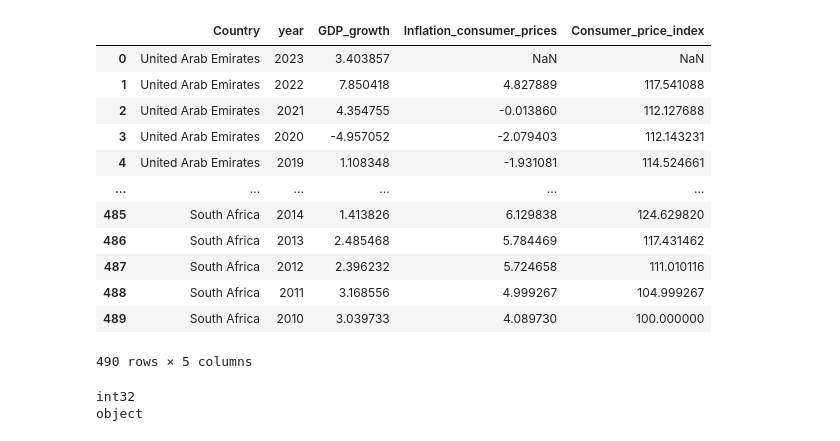
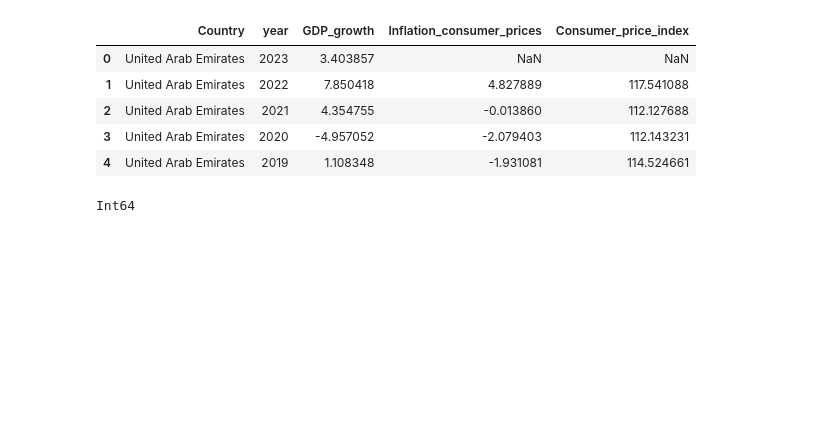
Before and after one commit to Kolexx/Data_asses, a Jupyter notebook: Data_and_Decision_Making_Assessement.ipynb, the cells around one changed output. Cells and saved outputs as stored; diff of their text form; code cells hidden in the pictures; blank space fills up the shorter version.

```diff
--- a/Data_and_Decision_Making_Assessement.ipynb
+++ b/Data_and_Decision_Making_Assessement.ipynb
@@ -98,17 +150,14 @@ economic_indicators
+# %%
+# Merge DataFrames on 'country' and 'year'
+economic_indicators = pd.merge(df1, df2, on=['country', 'year'], how='outer')
+economic_indicators = pd.merge(economic_indicators, df3, on=['country', 'year'], how='outer')
 # %%
 economic_indicators = economic_indicators.rename(columns={'country': 'Country'})
-economic_indicators
+economic_indicators.head()
 # %% [output]
 |  | Country | year | GDP_growth | Inflation_consumer_prices | Consumer_price_index |
 | 0 | United Arab Emirates | 2023 | 3.403857 | NaN | NaN |
 | 1 | United Arab Emirates | 2022 | 7.850418 | 4.827889 | 117.541088 |
 | 2 | United Arab Emirates | 2021 | 4.354755 | -0.013860 | 112.127688 |
 | 3 | United Arab Emirates | 2020 | -4.957052 | -2.079403 | 112.143231 |
 | 4 | United Arab Emirates | 2019 | 1.108348 | -1.931081 | 114.524661 |
-| ... | ... | ... | ... | ... | ... |
-| 485 | South Africa | 2014 | 1.413826 | 6.129838 | 124.629820 |
-| 486 | South Africa | 2013 | 2.485468 | 5.784469 | 117.431462 |
-| 487 | South Africa | 2012 | 2.396232 | 5.724658 | 111.010116 |
-| 488 | South Africa | 2011 | 3.168556 | 4.999267 | 104.999267 |
-| 489 | South Africa | 2010 | 3.039733 | 4.089730 | 100.000000 |
-490 rows × 5 columns
@@ -118,13 +164,10 @@ ecommerce_data['year'] = pd.to_datetime(ecommerce_data['InvoiceDate']).dt.year
-# %%
-print(ecommerce_data['year'].dtype)
-print(economic_indicators['year'].dtype)
-# %% [output]
-int32
-object
 # %%
+economic_indicators = economic_indicators.dropna(subset=['Country', 'year', 'GDP_growth',	'Inflation_consumer_prices',	'Consumer_price_index'],  inplace= False)
 # Convert 'year' to integer in both DataFrames
-ecommerce_data['year'] = pd.to_numeric(ecommerce_data['year'], errors='coerce').astype('Int64')
-economic_indicators['year'] = pd.to_numeric(economic_indicators['year'], errors='coerce').astype('Int64')
+economic_indicators.loc[:, 'year'] = pd.to_numeric(economic_indicators['year']).astype('Int64')
+print(economic_indicators['year'].dtype)
+# %% [output]
+Int64
 # %%
 df = pd.merge(ecommerce_data, economic_indicators, on=['Country', 'year'], how='left')
 df
```
Also changed, not shown: parts of 65 cells of this notebook.
